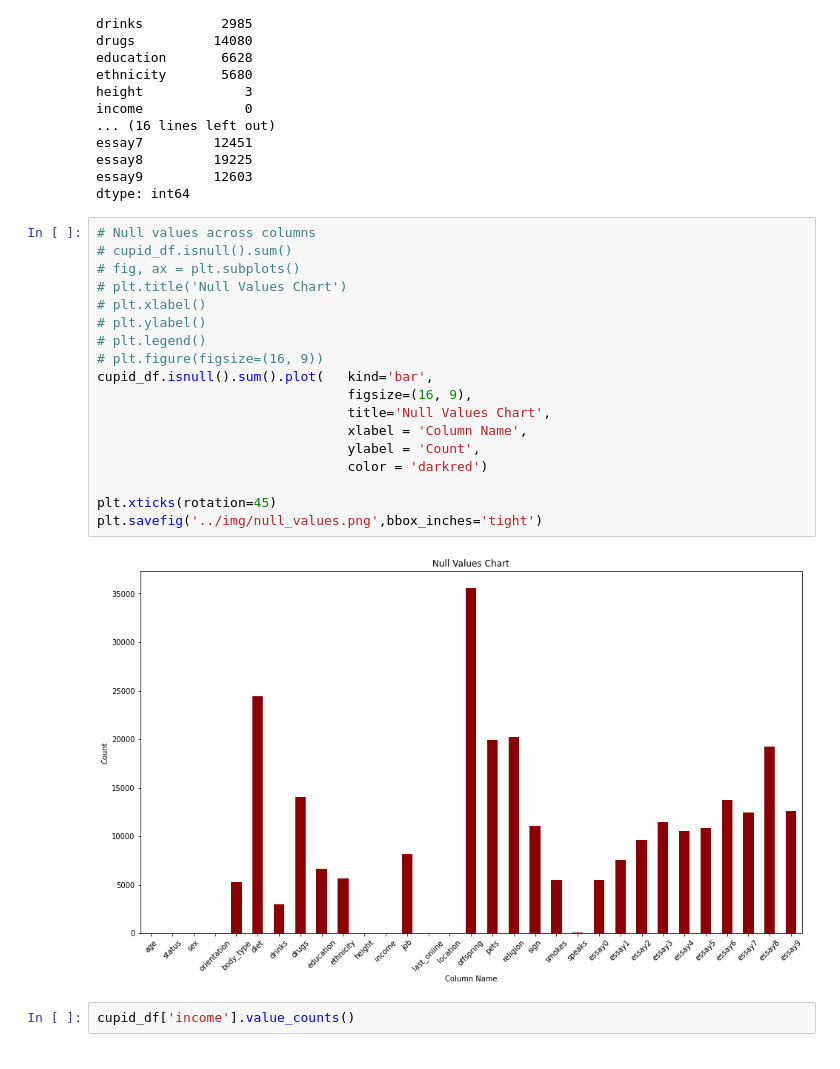
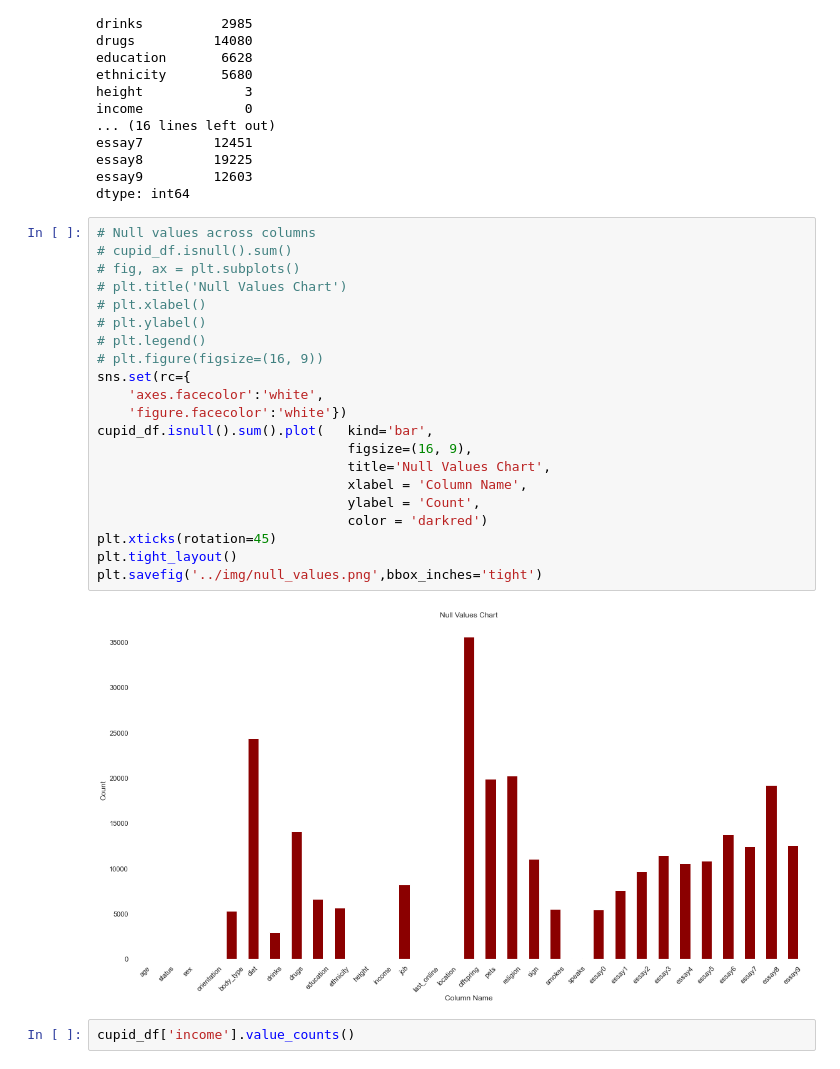
Before and after one commit to truongphamnguyen/daimil-midterm-project, a Jupyter notebook: notebooks/exploring_data.ipynb, the cells around one changed output. Drawn from its saved outputs; the diff is of its cells as text.

```diff
--- a/notebooks/exploring_data.ipynb
+++ b/notebooks/exploring_data.ipynb
@@ -79,23 +79,26 @@ dtype: int64
 # %%
 # Null values across columns
 # cupid_df.isnull().sum()
 # fig, ax = plt.subplots()
 # plt.title('Null Values Chart')
 # plt.xlabel()
 # plt.ylabel()
 # plt.legend()
 # plt.figure(figsize=(16, 9))
+sns.set(rc={
+    'axes.facecolor':'white',
+    'figure.facecolor':'white'})
 cupid_df.isnull().sum().plot(   kind='bar',
                                 figsize=(16, 9),
                                 title='Null Values Chart',
                                 xlabel = 'Column Name',
                                 ylabel = 'Count',
                                 color = 'darkred')
-
 plt.xticks(rotation=45)
+plt.tight_layout()
 plt.savefig('../img/null_values.png',bbox_inches='tight')
 # %% [output]
-[figure, old version]
+[figure, new version]
 # %%
 cupid_df['income'].value_counts()
 # %% [output]
```
Also changed, not shown: parts of 26 cells of this notebook, 19 other files.
